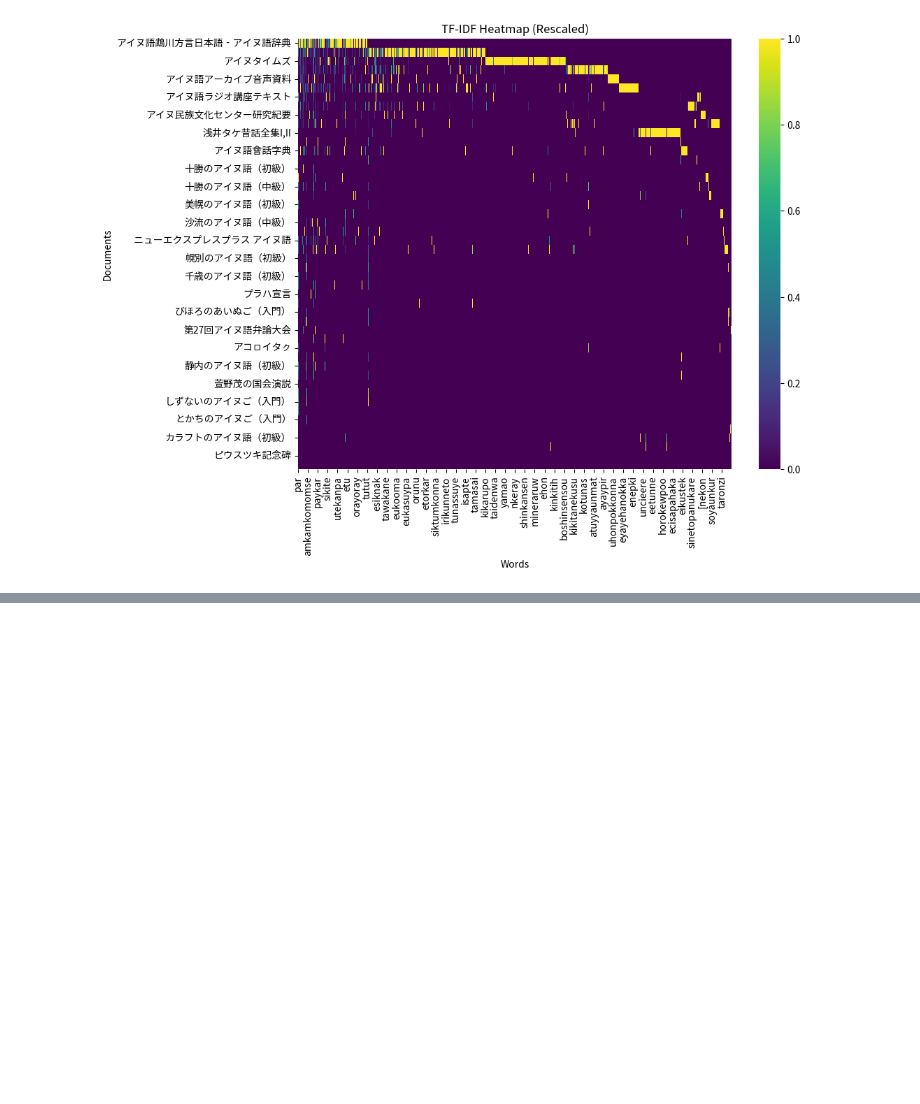
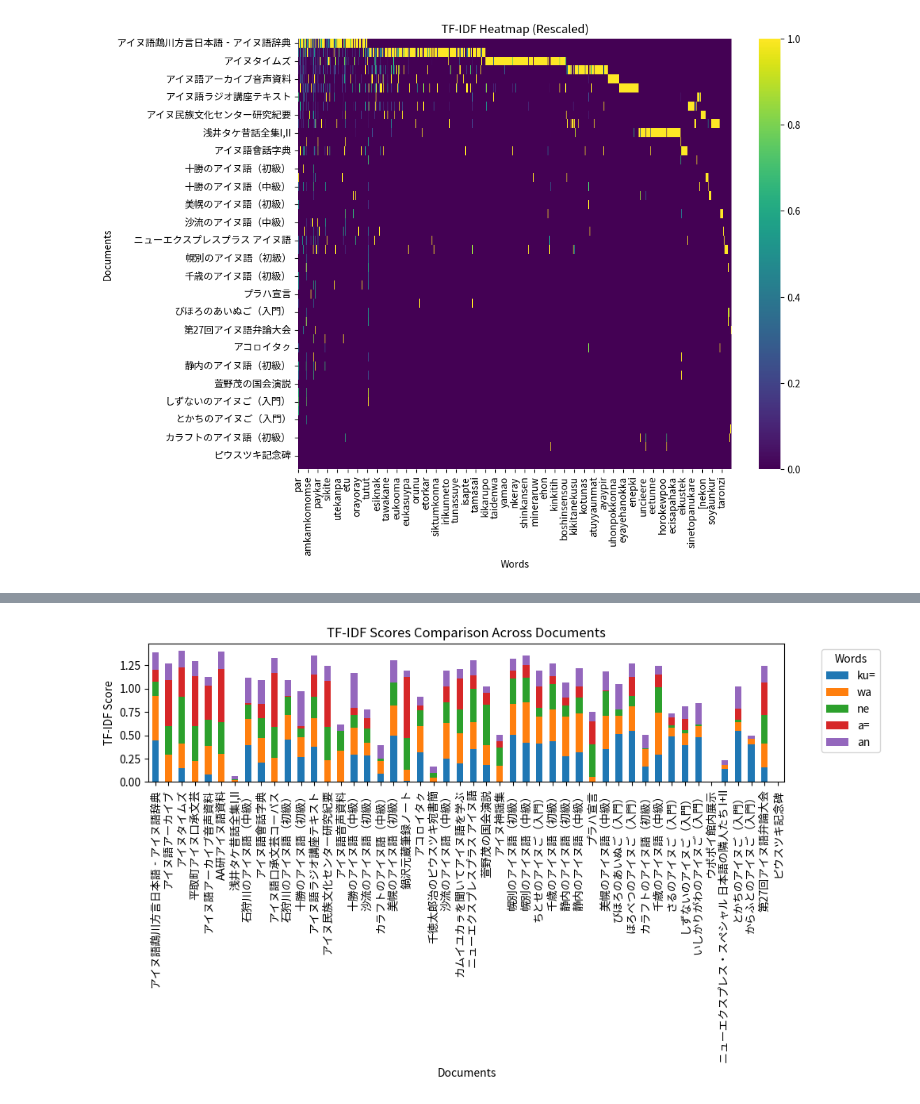
Before and after one commit to mkpoli/ainu-corpora-process, a Jupyter notebook: corpus/basic_statistics.ipynb, the cells around one changed output, grey strips where cells are left out. Saved outputs shown, nothing was run; the diff lists cells and outputs as text; code cells hidden in the pictures; blank space fills up the shorter version.

```diff
--- a/corpus/basic_statistics.ipynb
+++ b/corpus/basic_statistics.ipynb
@@ -145,0 +167,34 @@ visualize_tfidf_barchart(tf_idf_scores, doc_id="アイヌタイムズ")
+# %%
+def visualize_tfidf_comparison(tf_idf_scores, top_n=5):
+    # Aggregate top words across all documents
+    all_words = {word for scores in tf_idf_scores.values() for word in scores}
+    word_totals = {
+        word: sum(scores.get(word, 0) for scores in tf_idf_scores.values())
+        for word in all_words
+    }
+    top_words = sorted(word_totals.items(), key=lambda x: x[1], reverse=True)[:top_n]
+
+    # Prepare data
+    words, _ = zip(*top_words)
+    comparison_df = pd.DataFrame(
+        {
+            doc_id: [tf_idf_scores[doc_id].get(word, 0) for word in words]
+            for doc_id in tf_idf_scores.keys()
+        },
+        index=words,
+    )
+
+    # Plot stacked bar chart
+    comparison_df.T.plot(kind="bar", stacked=True, figsize=(10, 6))
+    plt.title("TF-IDF Scores Comparison Across Documents")
+    plt.xlabel("Documents")
+    plt.ylabel("TF-IDF Score")
+    plt.legend(title="Words", bbox_to_anchor=(1.05, 1), loc="upper left")
+    plt.tight_layout()
+    plt.show()
+
+
+# Example usage
+visualize_tfidf_comparison(tf_idf_scores)
+# %% [output]
+[figure, added]
```
Also changed, not shown: parts of 2 cells of this notebook.
